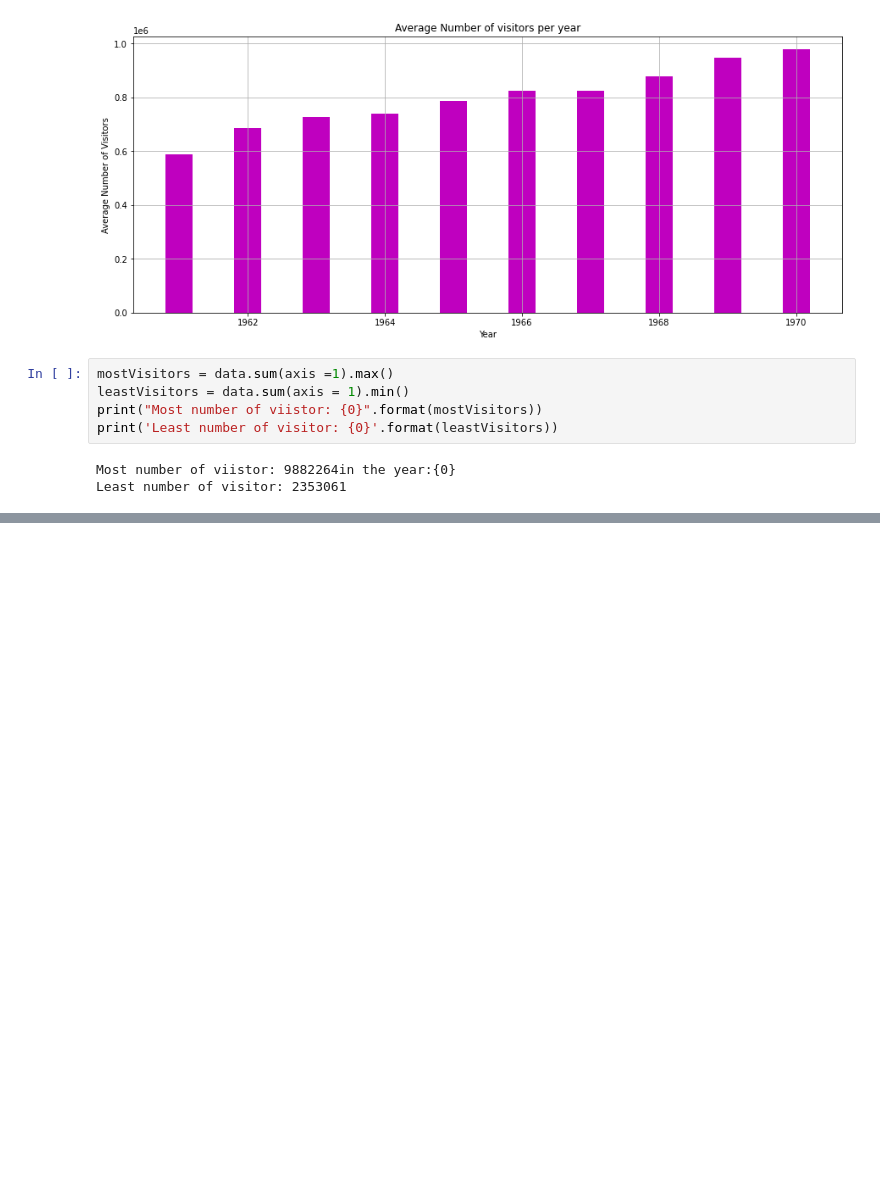
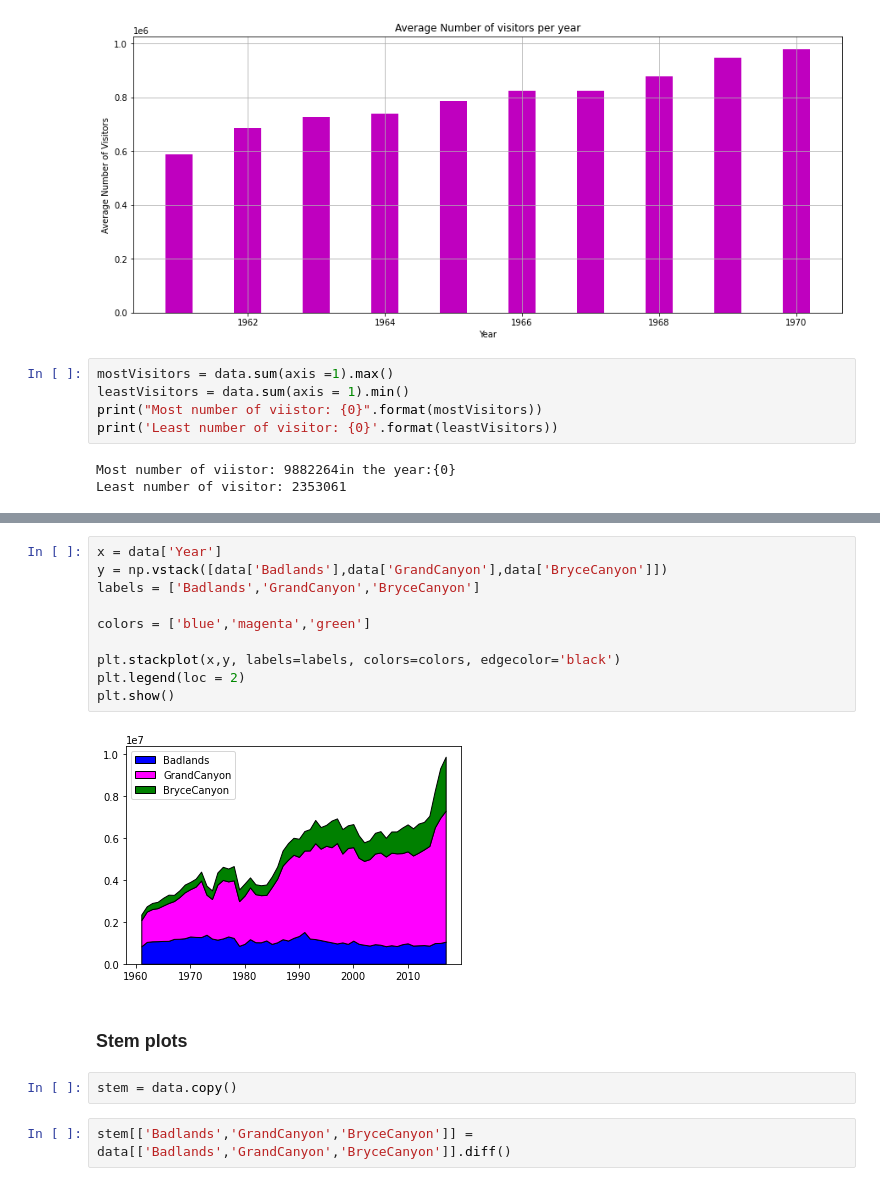
Before and after one commit to ealpha072/Datascience-Projects, a Jupyter notebook: national_park/analysis.ipynb, the cells around one changed output, grey strips where cells are left out. Saved outputs shown, nothing was run; the diff lists cells and outputs as text; blank space fills up the shorter version.

Commit message:
Stem plots for viewing change in number

```diff
--- a/national_park/analysis.ipynb
+++ b/national_park/analysis.ipynb
@@ -100,0 +113,18 @@ Least number of visitor: 2353061
+# %%
+x = data['Year']
+y = np.vstack([data['Badlands'],data['GrandCanyon'],data['BryceCanyon']])
+labels = ['Badlands','GrandCanyon','BryceCanyon']
+
+colors = ['blue','magenta','green']
+
+plt.stackplot(x,y, labels=labels, colors=colors, edgecolor='black')
+plt.legend(loc = 2)
+plt.show()
+# %% [output]
+[figure, added]
+# %% [markdown]
+### Stem plots
+# %%
+stem = data.copy()
+# %%
+stem[['Badlands','GrandCanyon','BryceCanyon']] = data[['Badlands','GrandCanyon','BryceCanyon']].diff()
```
Also changed, not shown: parts of 3 cells of this notebook.
